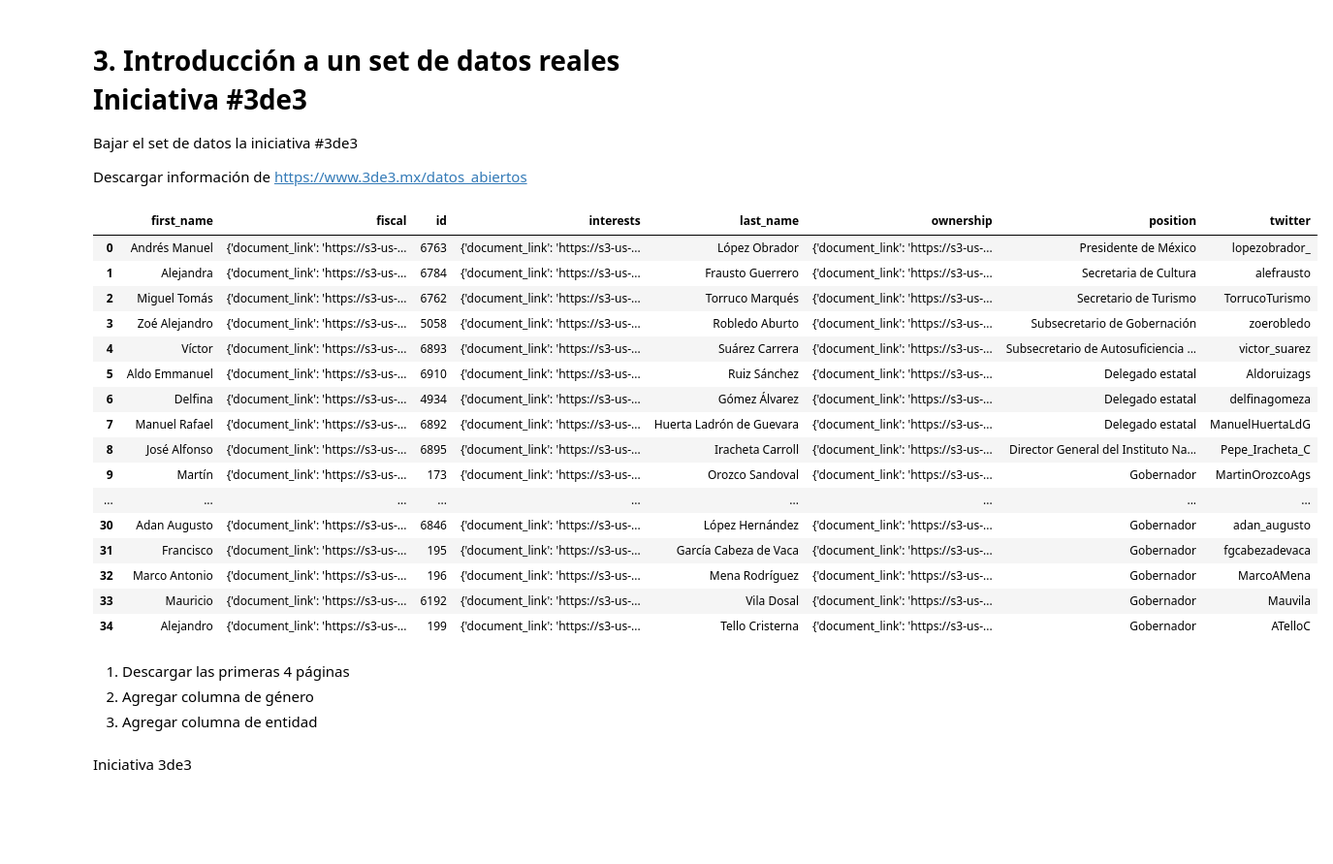
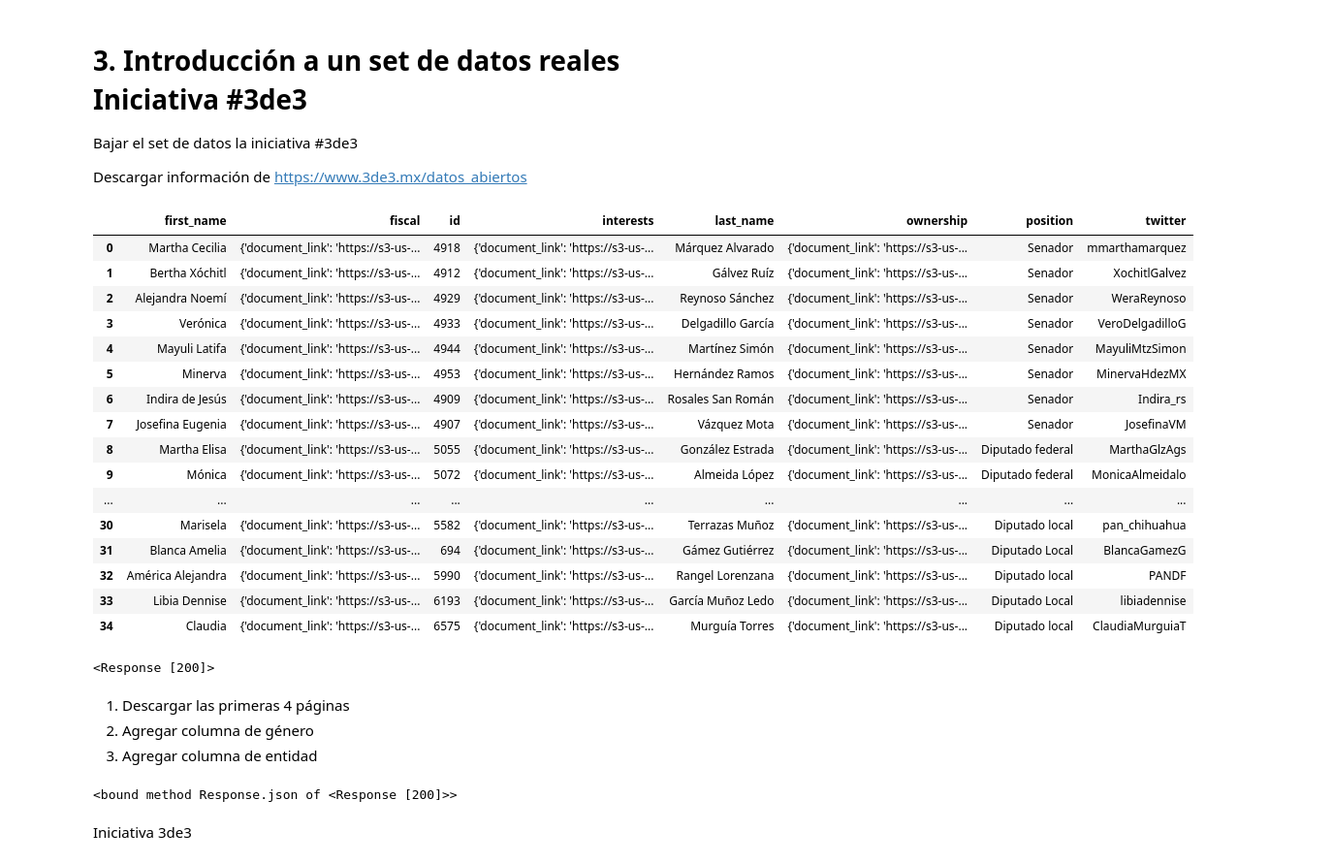
Before and after one commit to mffg93/CERO-UNO, a Jupyter notebook: DS/Semana 2 - Python Científico y su uso en la Ciencia de Datos/Consulta/Sesión 3 - Práctica de Datos .ipynb, the cells around one changed output. Shown at 97% size. Saved outputs shown, nothing was run; the diff lists cells and outputs as text; code cells hidden in the pictures; blank space fills up the shorter version.

```diff
--- a/DS/Semana 2 - Python Científico y su uso en la Ciencia de Datos/Consulta/Sesión 3 - Práctica de Datos .ipynb
+++ b/DS/Semana 2 - Python Científico y su uso en la Ciencia de Datos/Consulta/Sesión 3 - Práctica de Datos .ipynb
@@ -161,31 +161,41 @@ Descargar información de https://www.3de3.mx/datos_abiertos
 # %%
 import requests
 import pandas as pd
 
-declarantes_json = requests.get("https://3de3.mx/declarantes.json")
-declarantes = pd.DataFrame(declaracion.json())
+declarantes_json = requests.get("https://3de3.mx/declarantes.json?by_gender=F&page=1&by_political_party=PAN")
+declarantes = pd.DataFrame(declarantes_json.json())
+declarantes
 # %% [output]
 |  | first_name | fiscal | id | interests | last_name | ownership | position | twitter |
-| 0 | Andrés Manuel | {'document_link': 'https://s3-us-... | 6763 | {'document_link': 'https://s3-us-... | López Obrador | {'document_link': 'https://s3-us-... | Presidente de México | lopezobrador_ |
-| 1 | Alejandra | {'document_link': 'https://s3-us-... | 6784 | {'document_link': 'https://s3-us-... | Frausto Guerrero | {'document_link': 'https://s3-us-... | Secretaria de Cultura | alefrausto |
-| 2 | Miguel Tomás | {'document_link': 'https://s3-us-... | 6762 | {'document_link': 'https://s3-us-... | Torruco Marqués | {'document_link': 'https://s3-us-... | Secretario de Turismo | TorrucoTurismo |
-| 3 | Zoé Alejandro | {'document_link': 'https://s3-us-... | 5058 | {'document_link': 'https://s3-us-... | Robledo Aburto | {'document_link': 'https://s3-us-... | Subsecretario de Gobernación | zoerobledo |
-| 4 | Víctor | {'document_link': 'https://s3-us-... | 6893 | {'document_link': 'https://s3-us-... | Suárez Carrera | {'document_link': 'https://s3-us-... | Subsecretario de Autosuficiencia ... | victor_suarez |
-| 5 | Aldo Emmanuel | {'document_link': 'https://s3-us-... | 6910 | {'document_link': 'https://s3-us-... | Ruiz Sánchez | {'document_link': 'https://s3-us-... | Delegado estatal | Aldoruizags |
-| 6 | Delfina | {'document_link': 'https://s3-us-... | 4934 | {'document_link': 'https://s3-us-... | Gómez Álvarez | {'document_link': 'https://s3-us-... | Delegado estatal | delfinagomeza |
-| 7 | Manuel Rafael | {'document_link': 'https://s3-us-... | 6892 | {'document_link': 'https://s3-us-... | Huerta Ladrón de Guevara | {'document_link': 'https://s3-us-... | Delegado estatal | ManuelHuertaLdG |
-| 8 | José Alfonso | {'document_link': 'https://s3-us-... | 6895 | {'document_link': 'https://s3-us-... | Iracheta Carroll | {'document_link': 'https://s3-us-... | Director General del Instituto Na... | Pepe_Iracheta_C |
-| 9 | Martín | {'document_link': 'https://s3-us-... | 173 | {'document_link': 'https://s3-us-... | Orozco Sandoval | {'document_link': 'https://s3-us-... | Gobernador | MartinOrozcoAgs |
+| 0 | Martha Cecilia | {'document_link': 'https://s3-us-... | 4918 | {'document_link': 'https://s3-us-... | Márquez Alvarado | {'document_link': 'https://s3-us-... | Senador | mmarthamarquez |
+| 1 | Bertha Xóchitl | {'document_link': 'https://s3-us-... | 4912 | {'document_link': 'https://s3-us-... | Gálvez Ruíz | {'document_link': 'https://s3-us-... | Senador | XochitlGalvez |
+| 2 | Alejandra Noemí | {'document_link': 'https://s3-us-... | 4929 | {'document_link': 'https://s3-us-... | Reynoso Sánchez | {'document_link': 'https://s3-us-... | Senador | WeraReynoso |
+| 3 | Verónica | {'document_link': 'https://s3-us-... | 4933 | {'document_link': 'https://s3-us-... | Delgadillo García | {'document_link': 'https://s3-us-... | Senador | VeroDelgadilloG |
+| 4 | Mayuli Latifa | {'document_link': 'https://s3-us-... | 4944 | {'document_link': 'https://s3-us-... | Martínez Simón | {'document_link': 'https://s3-us-... | Senador | MayuliMtzSimon |
+| 5 | Minerva | {'document_link': 'https://s3-us-... | 4953 | {'document_link': 'https://s3-us-... | Hernández Ramos | {'document_link': 'https://s3-us-... | Senador | MinervaHdezMX |
+| 6 | Indira de Jesús | {'document_link': 'https://s3-us-... | 4909 | {'document_link': 'https://s3-us-... | Rosales San Román | {'document_link': 'https://s3-us-... | Senador | Indira_rs |
+| 7 | Josefina Eugenia | {'document_link': 'https://s3-us-... | 4907 | {'document_link': 'https://s3-us-... | Vázquez Mota | {'document_link': 'https://s3-us-... | Senador | JosefinaVM |
+| 8 | Martha Elisa | {'document_link': 'https://s3-us-... | 5055 | {'document_link': 'https://s3-us-... | González Estrada | {'document_link': 'https://s3-us-... | Diputado federal | MarthaGlzAgs |
+| 9 | Mónica | {'document_link': 'https://s3-us-... | 5072 | {'document_link': 'https://s3-us-... | Almeida López | {'document_link': 'https://s3-us-... | Diputado federal | MonicaAlmeidalo |
 | ... | ... | ... | ... | ... | ... | ... | ... | ... |
-| 30 | Adan Augusto | {'document_link': 'https://s3-us-... | 6846 | {'document_link': 'https://s3-us-... | López Hernández | {'document_link': 'https://s3-us-... | Gobernador | adan_augusto |
-| 31 | Francisco | {'document_link': 'https://s3-us-... | 195 | {'document_link': 'https://s3-us-... | García Cabeza de Vaca | {'document_link': 'https://s3-us-... | Gobernador | fgcabezadevaca |
-| 32 | Marco Antonio | {'document_link': 'https://s3-us-... | 196 | {'document_link': 'https://s3-us-... | Mena Rodríguez | {'document_link': 'https://s3-us-... | Gobernador | MarcoAMena |
-| 33 | Mauricio | {'document_link': 'https://s3-us-... | 6192 | {'document_link': 'https://s3-us-... | Vila Dosal | {'document_link': 'https://s3-us-... | Gobernador | Mauvila |
-| 34 | Alejandro | {'document_link': 'https://s3-us-... | 199 | {'document_link': 'https://s3-us-... | Tello Cristerna | {'document_link': 'https://s3-us-... | Gobernador | ATelloC |
+| 30 | Marisela | {'document_link': 'https://s3-us-... | 5582 | {'document_link': 'https://s3-us-... | Terrazas Muñoz | {'document_link': 'https://s3-us-... | Diputado local | pan_chihuahua |
+| 31 | Blanca Amelia | {'document_link': 'https://s3-us-... | 694 | {'document_link': 'https://s3-us-... | Gámez Gutiérrez | {'document_link': 'https://s3-us-... | Diputado Local | BlancaGamezG |
+| 32 | América Alejandra | {'document_link': 'https://s3-us-... | 5990 | {'document_link': 'https://s3-us-... | Rangel Lorenzana | {'document_link': 'https://s3-us-... | Diputado local | PANDF |
+| 33 | Libia Dennise | {'document_link': 'https://s3-us-... | 6193 | {'document_link': 'https://s3-us-... | García Muñoz Ledo | {'document_link': 'https://s3-us-... | Diputado Local | libiadennise |
+| 34 | Claudia | {'document_link': 'https://s3-us-... | 6575 | {'document_link': 'https://s3-us-... | Murguía Torres | {'document_link': 'https://s3-us-... | Diputado local | ClaudiaMurguiaT |
+# %%
+requests.get("https://3de3.mx/declarantes.json")
+# %% [output]
+<Response [200]>
 # %% [markdown]
 1. Descargar las primeras 4 páginas
 2. Agregar columna de género
 3. Agregar columna de entidad
+# %%
+declarantes_json = requests.get("https://3de3.mx/declarantes.json")
+declarantes_json.json
+# %% [output]
+<bound method Response.json of <Response [200]>>
 # %%
 # Número total funcionarios en #3de3
 # %%
```
Also changed, not shown: 22 other files.
